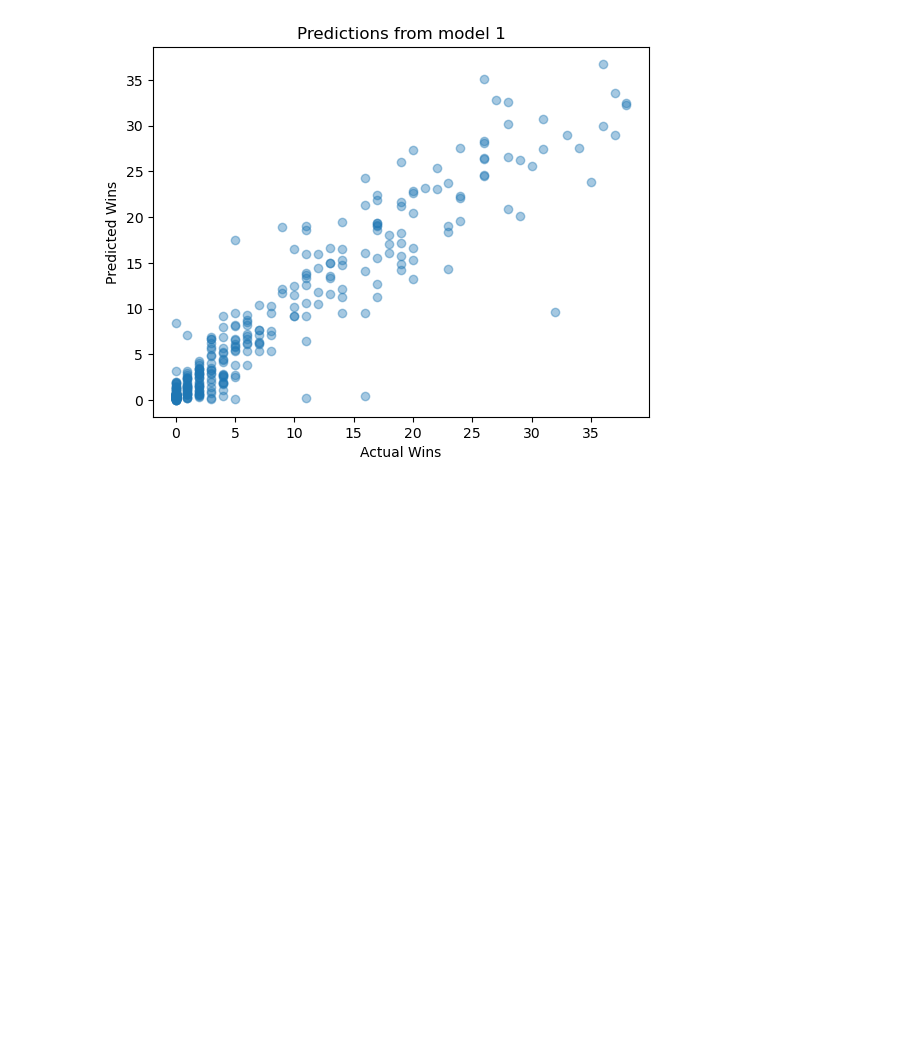
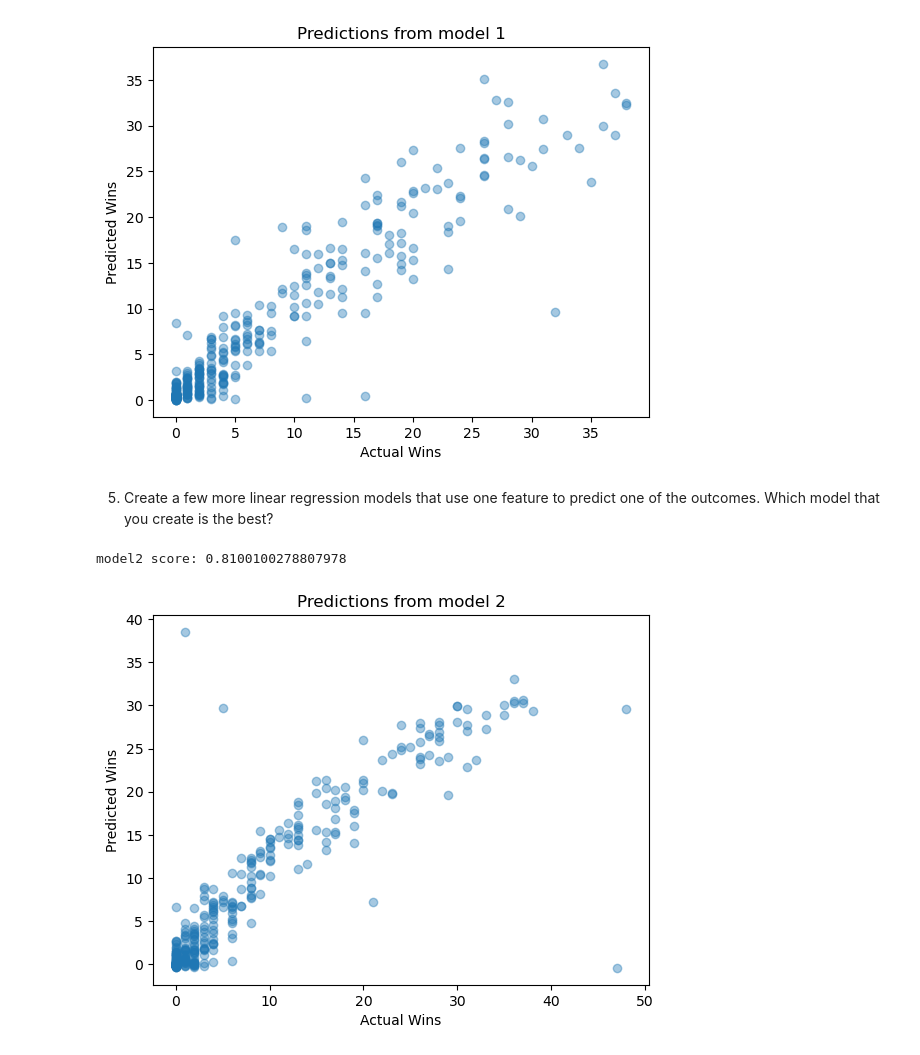
Before and after one commit to 1am8anana/Practices, a Jupyter notebook: [EXP_SupervisedLearning]/[practice]_TennisAce.ipynb, the cells around one changed output. Saved outputs shown, nothing was run; the diff lists cells and outputs as text; code cells hidden in the pictures; blank space fills up the shorter version.

Commit message:
code modify: create a few more linear regression models, use another features

```diff
--- a/[EXP_SupervisedLearning]/[practice]_TennisAce.ipynb
+++ b/[EXP_SupervisedLearning]/[practice]_TennisAce.ipynb
@@ -106,3 +106,30 @@ plt.show()
 # %% [output]
 model1 score: 0.885168843958188
 [figure]
+# %% [markdown]
+5. Create a few more linear regression models that use one feature to predict one of the outcomes. Which model that you create is the best?
+# %%
+# get another feature
+feature = df[['ReturnGamesPlayed']]
+outcome = df[['Wins']]
+# split the data
+x_train, x_test, y_train, y_test = train_test_split(feature, outcome, train_size = 0.8)
+# instantiate Linear model_2
+model2 = LinearRegression()
+# fit data to the model (train the model)
+model2.fit(x_train, y_train)
+# get the score on the test set
+model2_score = model2.score(x_test, y_test)
+print(f"model2 score: {model2_score}")
+# get the predictions
+predictions = model2.predict(x_test)
+# plot scatter to see the pattern of the predictions
+plt.figure()
+plt.scatter(y_test, predictions, alpha = 0.4)
+plt.title("Predictions from model 2")
+plt.xlabel("Actual Wins")
+plt.ylabel("Predicted Wins")
+plt.show()
+# %% [output]
+model2 score: 0.8100100278807978
+[figure, added]
```
